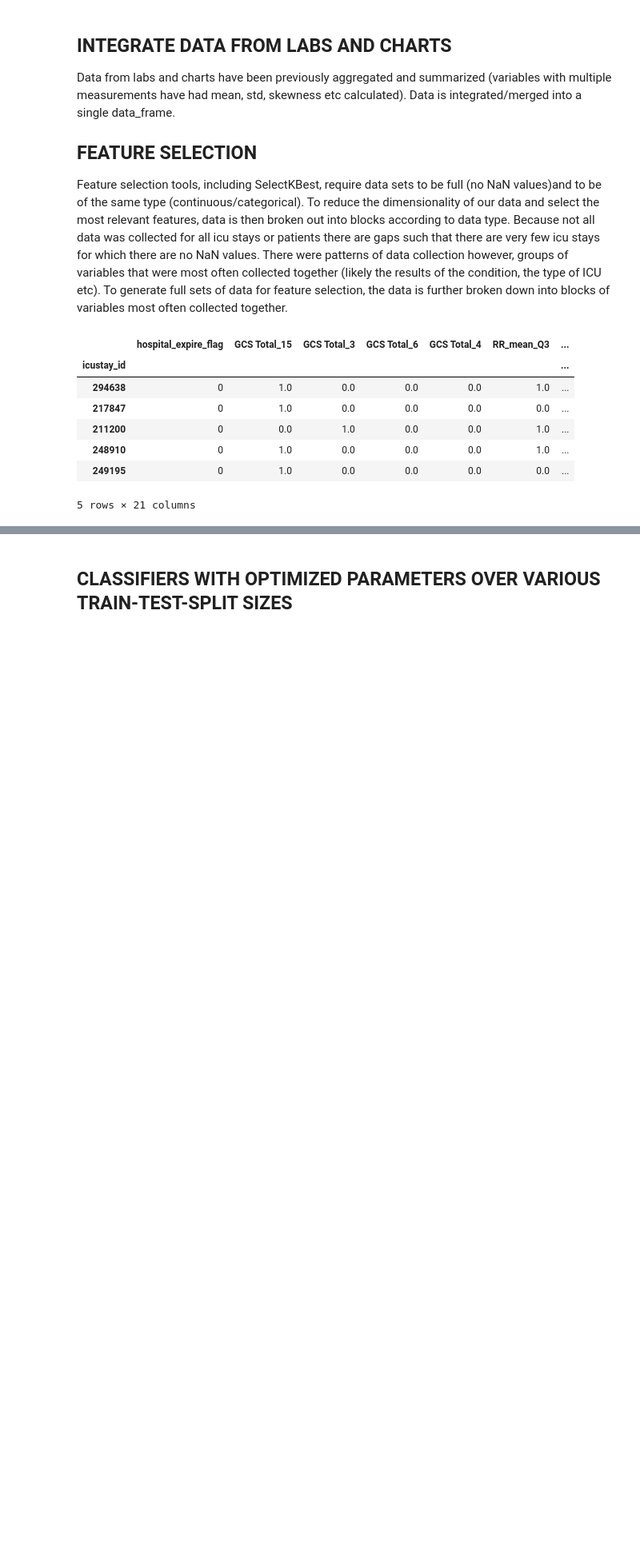
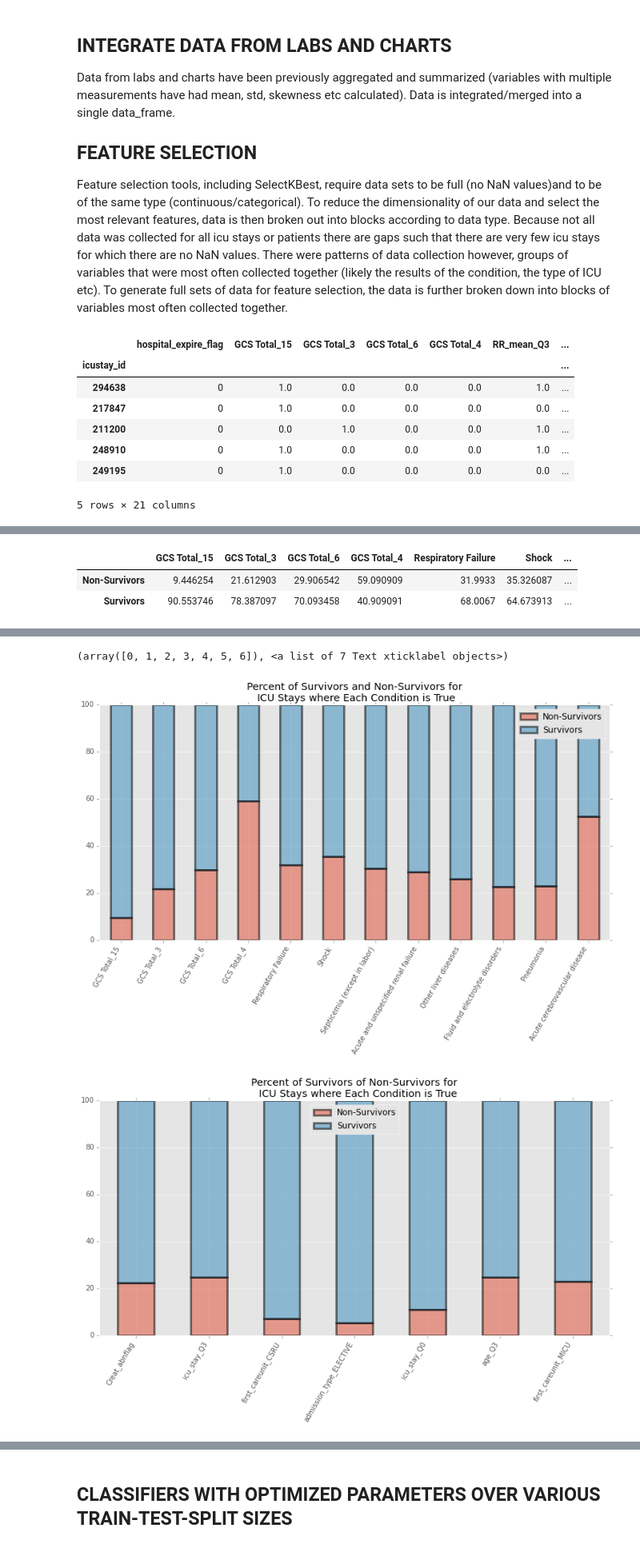
Before and after one commit to RJBeetel3/mimic3_analysis, a Jupyter notebook: ICU_MORTALITY_FIRST24.ipynb, the cells around one changed output, grey strips where cells are left out. Shown at 80% size. Saved outputs shown, nothing was run; the diff lists cells and outputs as text; code cells hidden in the pictures; blank space fills up the shorter version.

```diff
--- a/ICU_MORTALITY_FIRST24.ipynb
+++ b/ICU_MORTALITY_FIRST24.ipynb
@@ -122,0 +143,22 @@ display(all_data.head())
+# %%
+all_data.rename(index=str, columns={"Pneumonia (except that caused by tuberculosis or sexually transmitted disease)": "Pneumonia",
+                                         "Respiratory failure; insufficiency; arrest (adult)": "Respiratory Failure"},
+                     inplace = True)
+# %%
+diagnoses_list = ['hospital_expire_flag', 'GCS Total_15', 'GCS Total_3', 'GCS Total_6', 'GCS Total_4',
+                          'Respiratory Failure','Shock', 'Septicemia (except in labor)', 'Acute and unspecified renal failure','Other liver diseases',
+                         'Fluid and electrolyte disorders',
+                          'Pneumonia',
+                            'Acute cerebrovascular disease',]
+meas_list = ['hospital_expire_flag', 'Creat_abnflag','icu_stay_Q3','first_careunit_CSRU',
+                          'admission_type_ELECTIVE', 'icu_stay_Q0','age_Q3','first_careunit_MICU']
+diagnoses_features = all_data[diagnoses_list]
+meas_features = all_data[diagnoses_list]
+
+
+
+
+
+
+
+diagnoses_features.head()
@@ -122,0 +173,27 @@ display(all_data.head())
+# %%
+live_dead_dict = {}
+col = all_data.columns[1]
+
+for col in all_data.columns[1:]: #all_data.columns[1:]:
+    # ALL DATA FOR WHICH
+    positives = all_data[all_data[col] == 1] #all_data[all_data[col] == 1]
+    dead = positives.hospital_expire_flag.sum()
+    total = positives.hospital_expire_flag.count()
+    dead_percent = 100.0*dead/total
+    live_percent = 100.0*(total-dead)/total
+    live_dead_dict[col] = [dead_percent, live_percent]
+
+live_dead_df =pd.DataFrame.from_dict(live_dead_dict)
+live_dead_df.index = [['Non-Survivors', 'Survivors']]
+display(live_dead_df[diagnoses_list[1:]])
+live_dead_df[diagnoses_list[1:]].transpose().plot.bar(stacked = True, figsize = (13,6), edgecolor = 'black', linewidth = 3,
+                                alpha = 0.5, title = "Percent of Survivors and Non-Survivors for \n ICU Stays where Each Condition is True")
+plt.xticks(rotation = 60, ha = 'right')
+display(live_dead_df[meas_list[1:]])
+live_dead_df[meas_list[1:]].transpose().plot.bar(stacked = True, figsize = (13,6), edgecolor = 'black', linewidth = 3,
+                                alpha = 0.5, title = "Percent of Survivors of Non-Survivors for  \n  ICU Stays where Each Condition is True")
+plt.xticks(rotation = 60, ha = 'right')
+# %% [output]
+|  | GCS Total_15 | GCS Total_3 | GCS Total_6 | GCS Total_4 | Respiratory Failure | Shock | ... |
+| Non-Survivors | 9.446254 | 21.612903 | 29.906542 | 59.090909 | 31.9933 | 35.326087 | ... |
+| Survivors | 90.553746 | 78.387097 | 70.093458 | 40.909091 | 68.0067 | 64.673913 | ... |
@@ -122,0 +203,3 @@ display(all_data.head())
+(array([0, 1, 2, 3, 4, 5, 6]), <a list of 7 Text xticklabel objects>)
+[figure, added]
+[figure, added]
```
Also changed, not shown: parts of 22 cells of this notebook, 3 other files.
